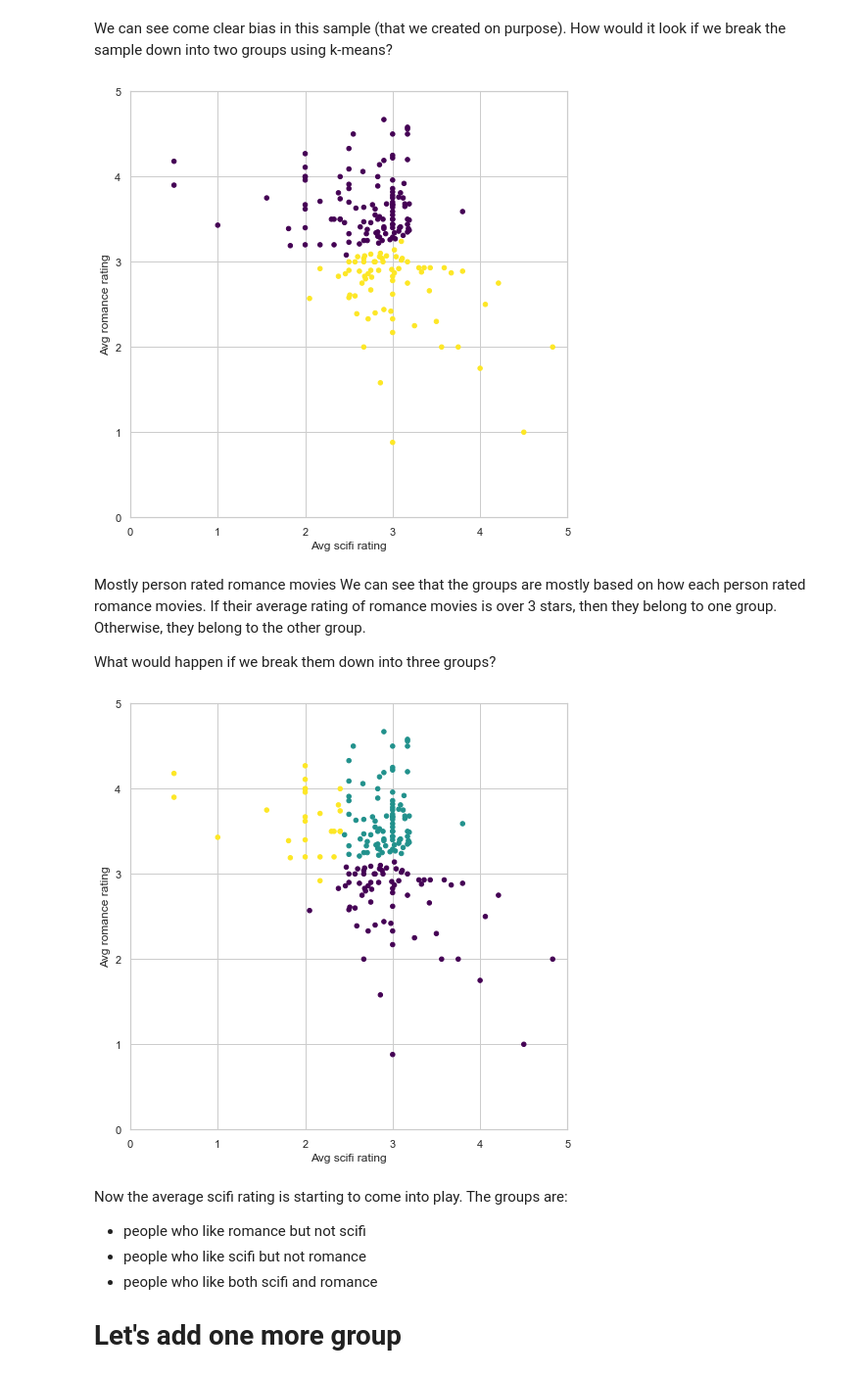
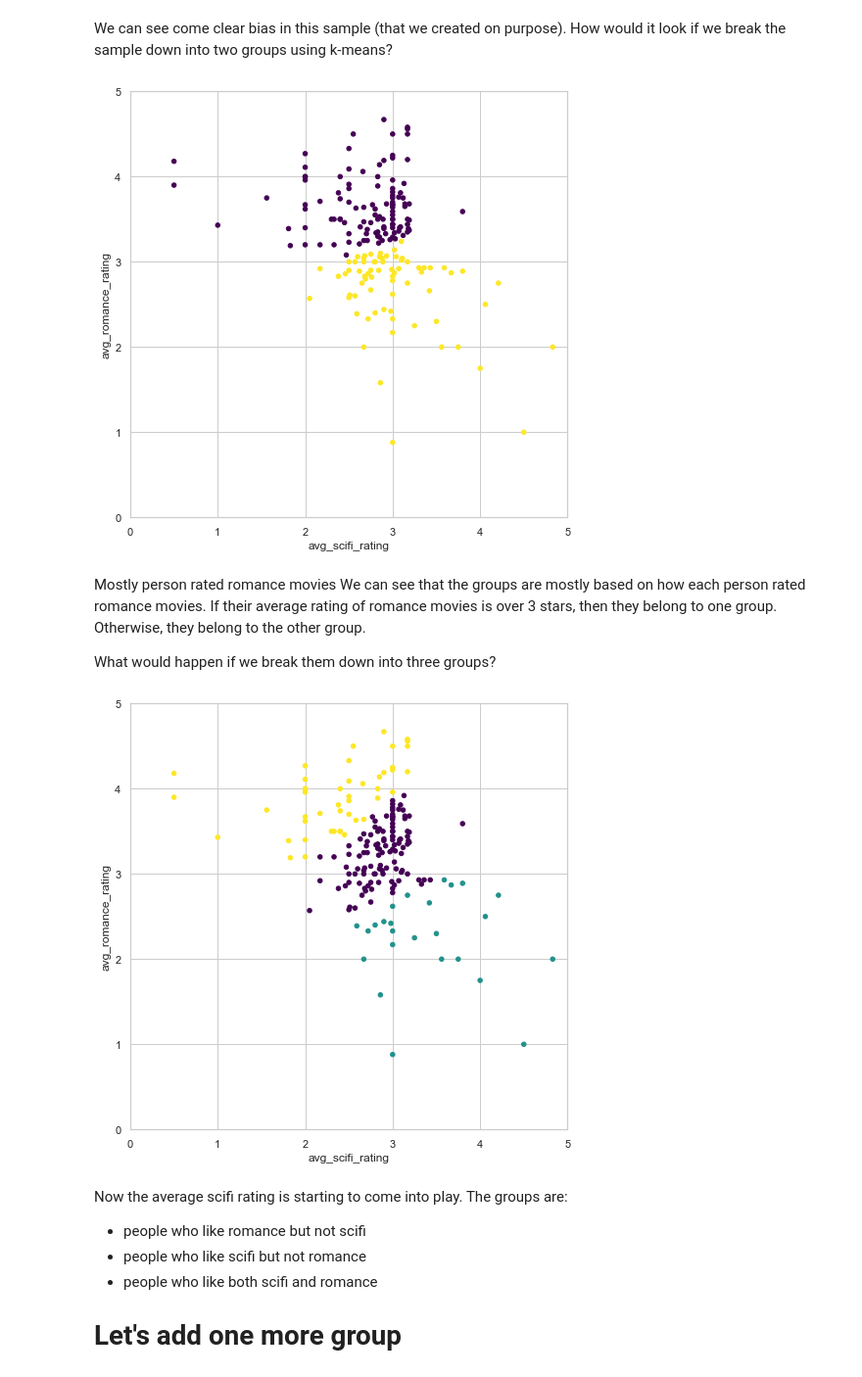
Before and after one commit to ttduongtran/practice-data-mining, a Jupyter notebook: index_prediction.ipynb, the cells around one changed output. Shown at 98% size. Drawn from its saved outputs; the diff is of its cells as text; code cells hidden in the pictures.

```diff
--- a/index_prediction.ipynb
+++ b/index_prediction.ipynb
@@ -161,7 +166,7 @@ Try using subset of users, and seeing what their preferred genres are.
 # %%
 # [7]
 # Calculate the average rating of romance and scifi movies
-genre_ratings = helper.get_genre_ratings(ratings, movies, , ['avg_romance_rating', 'avg_scifi_rating'])
+genre_ratings = helper.get_genre_ratings(ratings, movies, genre_ratings_columns, genre_ratings_avg_columns)
 genre_ratings.head()
 # %% [output]
 |  | avg_romance_rating | avg_scifi_rating |
@@ -176,7 +181,7 @@ The function `get_genre_ratings` calculated each user's average rating of ['Roma
 The bias dataset remove people who like both of all
 # %%
 # [8]
-biased_dataset = helper.bias_genre_rating_dataset(genre_ratings, 3.2, 2.5)
+biased_dataset = helper.bias_genre_rating_dataset(genre_ratings, genre_ratings_avg_columns, 3.2, 2.5)
 
 print( "Number of records: ", len(biased_dataset))
 biased_dataset.head()
@@ -204,8 +209,7 @@ We can see come clear bias in this sample (that we created on purpose). How woul
 # %%
 # [10]
 # Let's turn our dataset into a list
-X = biased_dataset[['avg_scifi_rating','avg_romance_rating']].values
-# X
+X = biased_dataset[genre_ratings_avg_columns].values
 # %%
 # [11]
 
@@ -219,9 +223,9 @@ kmeans_1 = KMeans(n_clusters=2)
 predictions = kmeans_1.fit_predict(X)
 
 # Plot
-helper.draw_clusters(biased_dataset, predictions)
+helper.draw_clusters(biased_dataset, predictions, genre_ratings_avg_columns)
 # %% [output]
-[figure, old version]
+[figure, new version]
 # %% [markdown]
 Mostly person rated romance movies
 We can see that the groups are mostly based on how each person rated romance movies. If their average rating of romance movies is over 3 stars, then they belong to one group. Otherwise, they belong to the other group.
@@ -230,15 +234,15 @@ What would happen if we break them down into three groups?
 # %%
 # [12]
 # TODO: Create an instance of KMeans to find three clusters
 kmeans_2 = KMeans(n_clusters=3)
 
 # TODO: use fit_predict to cluster the dataset
 predictions_2 = kmeans_2.fit_predict(X)
 
 # Plot
-helper.draw_clusters(biased_dataset, predictions_2)
+helper.draw_clusters(biased_dataset, predictions_2, genre_ratings_avg_columns)
 # %% [output]
-[figure, old version]
+[figure, new version]
 # %% [markdown]
 Now the average scifi rating is starting to come into play. The groups are:
 
```
Also changed, not shown: parts of 31 cells of this notebook, 2 other files.
